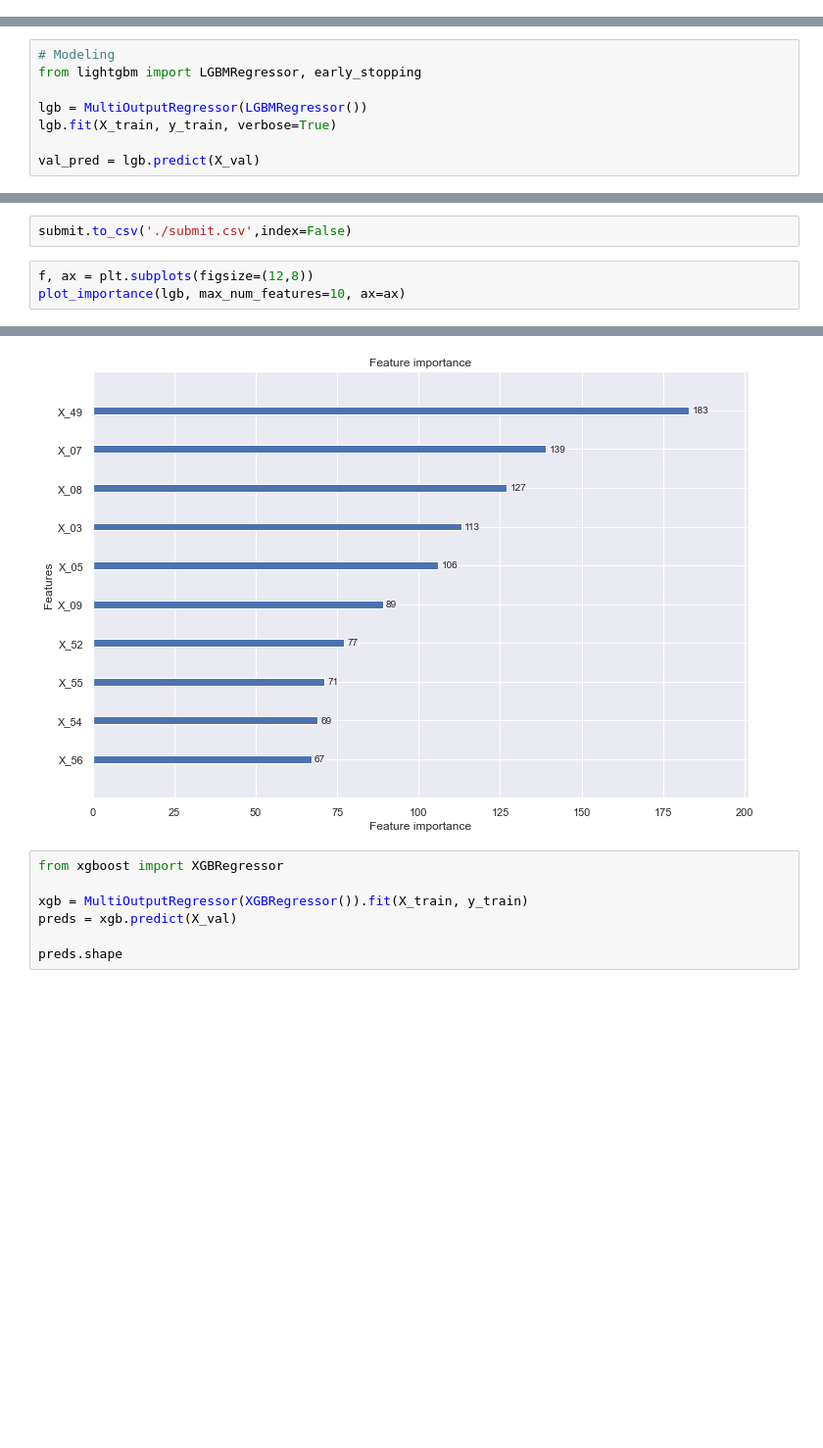
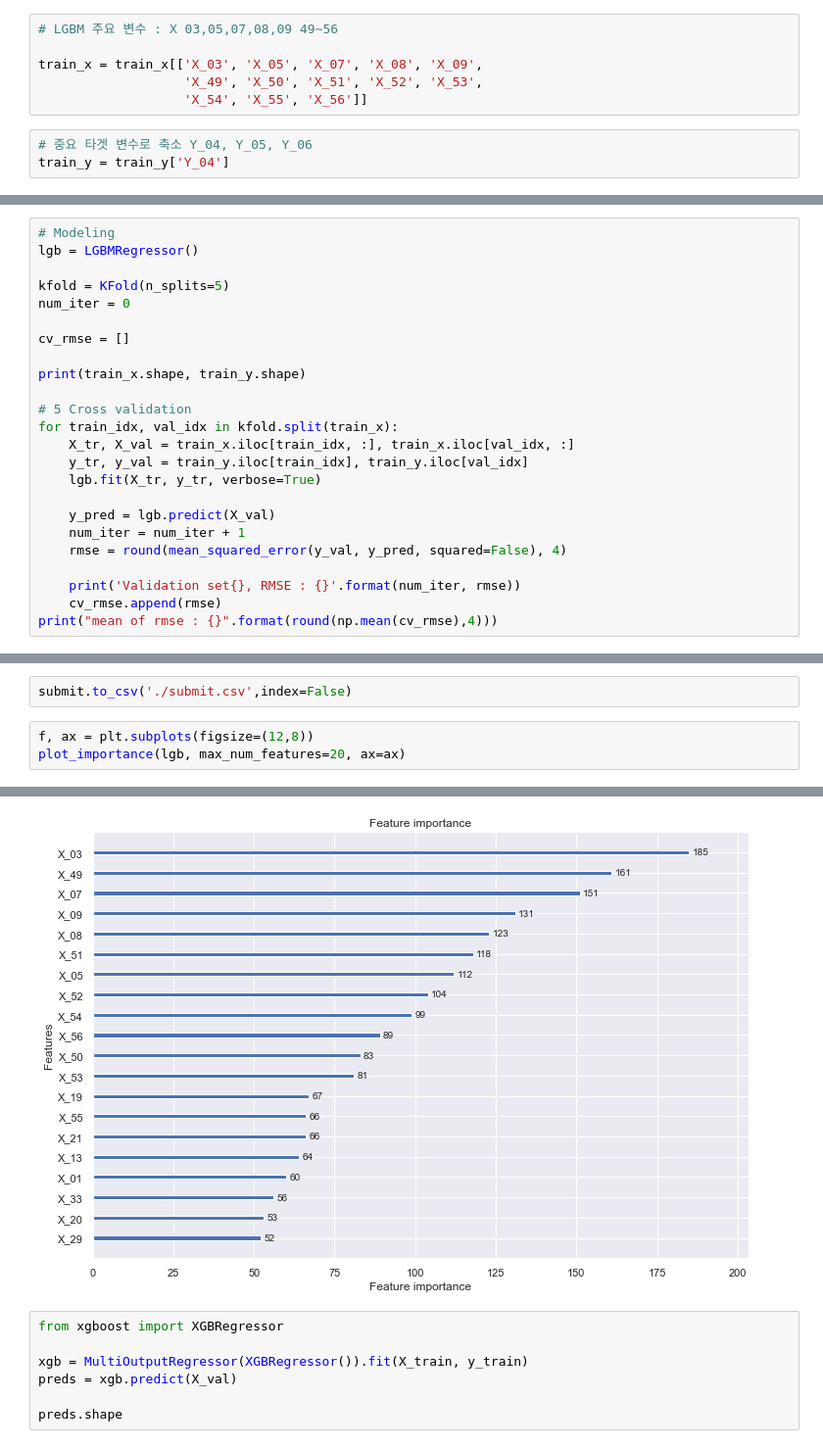
Before and after one commit to Hyunseo-BA/Dacon, a Jupyter notebook: main2.ipynb, the cells around one changed output, grey strips where cells are left out. Shown at 98% size. Cells and saved outputs as stored; diff of their text form; blank space fills up the shorter version.

```diff
--- a/main2.ipynb
+++ b/main2.ipynb
@@ -33,4 +33,13 @@ train_x = train_df.filter(regex="X")
 train_y = train_df.filter(regex="Y")
 
 test = pd.read_csv("./open/test.csv").drop(columns='ID')
+# %%
+# LGBM 주요 변수 : X 03,05,07,08,09 49~56
+
+train_x = train_x[['X_03', 'X_05', 'X_07', 'X_08', 'X_09',
+                   'X_49', 'X_50', 'X_51', 'X_52', 'X_53',
+                   'X_54', 'X_55', 'X_56']]
+# %%
+# 중요 타겟 변수로 축소 Y_04, Y_05, Y_06
+train_y = train_y['Y_04']
 # %%
@@ -63,11 +72,27 @@ def lg_nrmse(gt, preds):
         all_nrmse.append(nrmse)
     score = 1.2 * np.sum(all_nrmse[:8]) + 1.0 * np.sum(all_nrmse[8:15])
     return score
-# %%
-# Modeling
-from lightgbm import LGBMRegressor, early_stopping
-
-lgb = MultiOutputRegressor(LGBMRegressor())
-lgb.fit(X_train, y_train, verbose=True)
-
-val_pred = lgb.predict(X_val)
+# %%
+# Modeling
+lgb = LGBMRegressor()
+
+kfold = KFold(n_splits=5)
+num_iter = 0
+
+cv_rmse = []
+
+print(train_x.shape, train_y.shape)
+
+# 5 Cross validation
+for train_idx, val_idx in kfold.split(train_x):
+    X_tr, X_val = train_x.iloc[train_idx, :], train_x.iloc[val_idx, :]
+    y_tr, y_val = train_y.iloc[train_idx], train_y.iloc[val_idx]
+    lgb.fit(X_tr, y_tr, verbose=True)
+
+    y_pred = lgb.predict(X_val)
+    num_iter = num_iter + 1
+    rmse = round(mean_squared_error(y_val, y_pred, squared=False), 4)
+
+    print('Validation set{}, RMSE : {}'.format(num_iter, rmse))
+    cv_rmse.append(rmse)
+print("mean of rmse : {}".format(round(np.mean(cv_rmse),4)))
@@ -142,10 +175,10 @@ Done.
 submit.to_csv('./submit.csv',index=False)
 # %%
 f, ax = plt.subplots(figsize=(12,8))
-plot_importance(lgb, max_num_features=10, ax=ax)
+plot_importance(lgb, max_num_features=20, ax=ax)
 # %% [output]
 <AxesSubplot:title={'center':'Feature importance'}, xlabel='Feature importance', ylabel='Features'>
-[figure, old version]
+[figure, new version]
 # %%
 from xgboost import XGBRegressor
 
```
Also changed, not shown: parts of 3 cells of this notebook, 2 other files.
